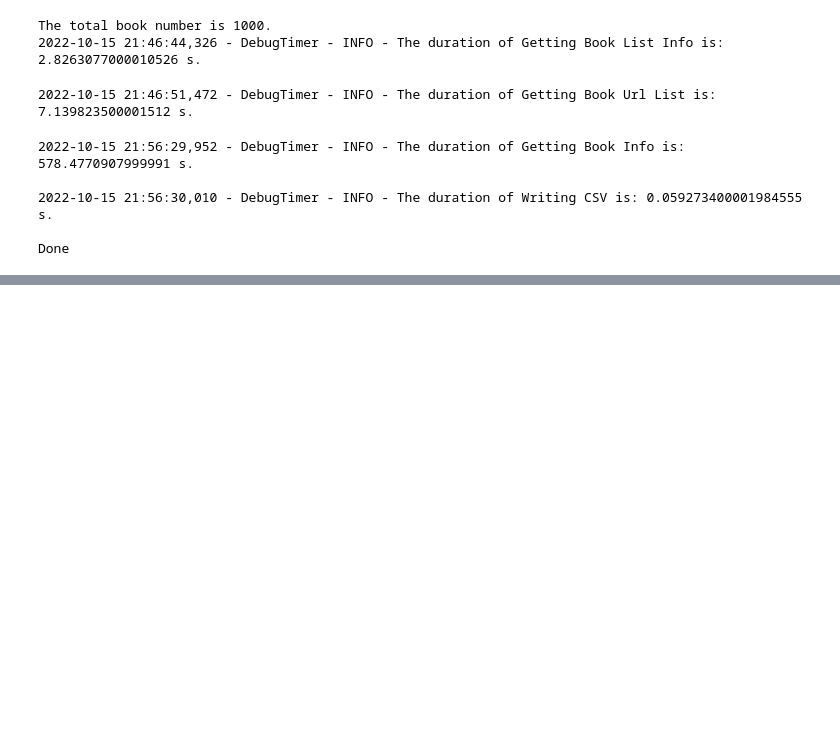
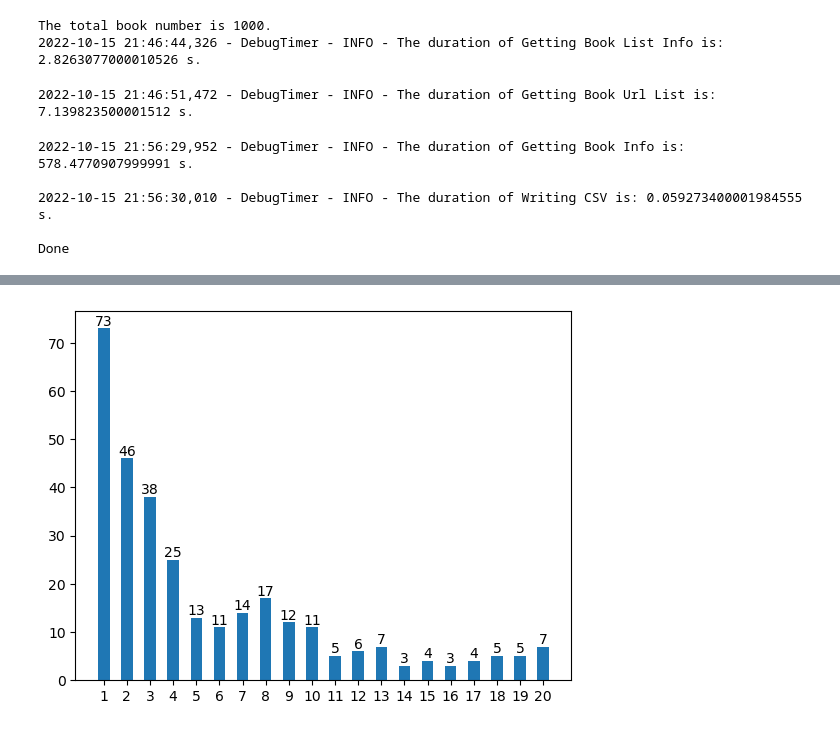
Before and after one commit to Zirui-Zhou/INT303_Web_Scraping_And_Data_Analysis, a Jupyter notebook: Zirui_Zhou+1927924.ipynb, the cells around one changed output, grey strips where cells are left out. Saved outputs shown, nothing was run; the diff lists cells and outputs as text; code cells hidden in the pictures; blank space fills up the shorter version.

```diff
--- a/Zirui_Zhou+1927924.ipynb
+++ b/Zirui_Zhou+1927924.ipynb
@@ -487,0 +542,8 @@ Done
+# %%
+_, ax4 = plt.subplots()
+
+smaller_rating_count_info = book_info["Google Rating Count"][book_info["Google Rating Count"].between(0, 20, inclusive="both")].value_counts().sort_index()
+bars = ax4.bar([str(int(item)) for item in smaller_rating_count_info.index], smaller_rating_count_info.values, width = 0.5, align="center")
+_ = ax4.bar_label(bars)
+# %% [output]
+[figure, added]
```
Also changed, not shown: parts of 7 cells of this notebook.
